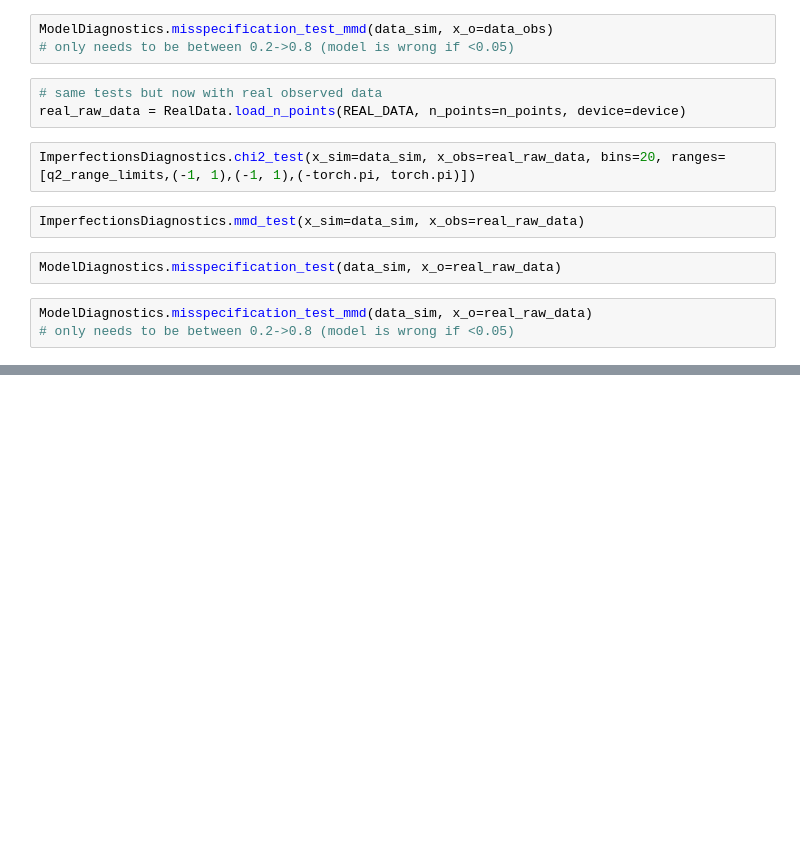
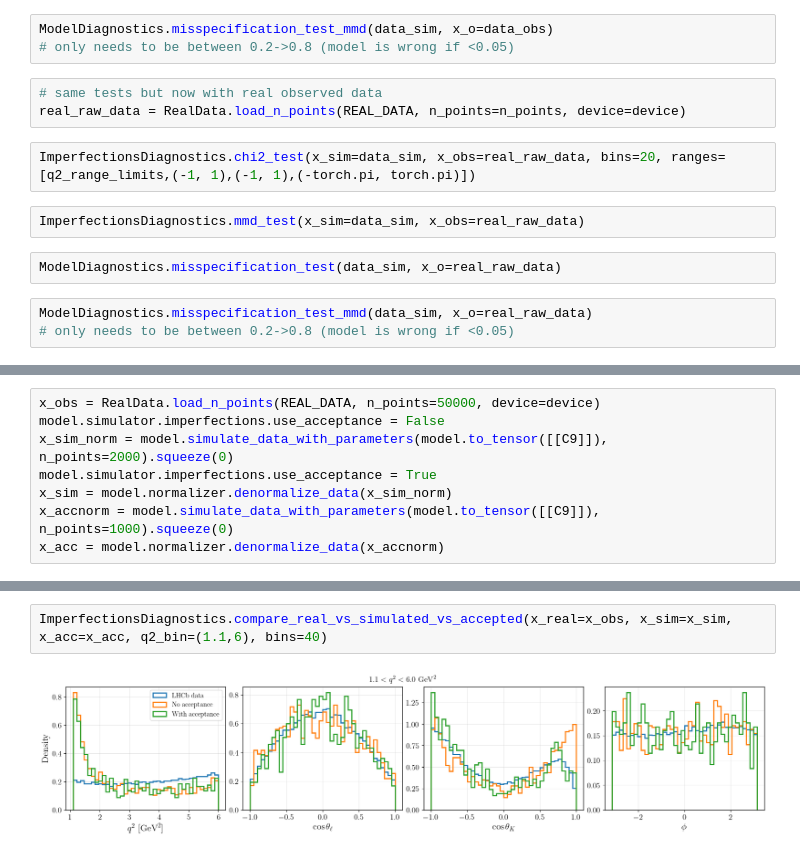
Before and after one commit to NilsCt/sbi-particle-physics, a Jupyter notebook: notebooks/imperfections_validator.ipynb, the cells around one changed output, grey strips where cells are left out. Cells and saved outputs as stored; diff of their text form; blank space fills up the shorter version.

Commit message:
poster plots

```diff
--- a/notebooks/imperfections_validator.ipynb
+++ b/notebooks/imperfections_validator.ipynb
@@ -71,0 +75,8 @@ ImperfectionsDiagnostics.compare_real_vs_simulated(x_real=x_obs, x_sim=x_sim, q2
+# %%
+x_obs = RealData.load_n_points(REAL_DATA, n_points=50000, device=device)
+model.simulator.imperfections.use_acceptance = False
+x_sim_norm = model.simulate_data_with_parameters(model.to_tensor([[C9]]), n_points=2000).squeeze(0)
+model.simulator.imperfections.use_acceptance = True
+x_sim = model.normalizer.denormalize_data(x_sim_norm)
+x_accnorm = model.simulate_data_with_parameters(model.to_tensor([[C9]]), n_points=1000).squeeze(0)
+x_acc = model.normalizer.denormalize_data(x_accnorm)
@@ -71,0 +90,4 @@ ImperfectionsDiagnostics.compare_real_vs_simulated(x_real=x_obs, x_sim=x_sim, q2
+# %%
+ImperfectionsDiagnostics.compare_real_vs_simulated_vs_accepted(x_real=x_obs, x_sim=x_sim, x_acc=x_acc, q2_bin=(1.1,6), bins=40)
+# %% [output]
+[figure, added]
```
Also changed, not shown: parts of 6 cells of this notebook, 10 other files.
